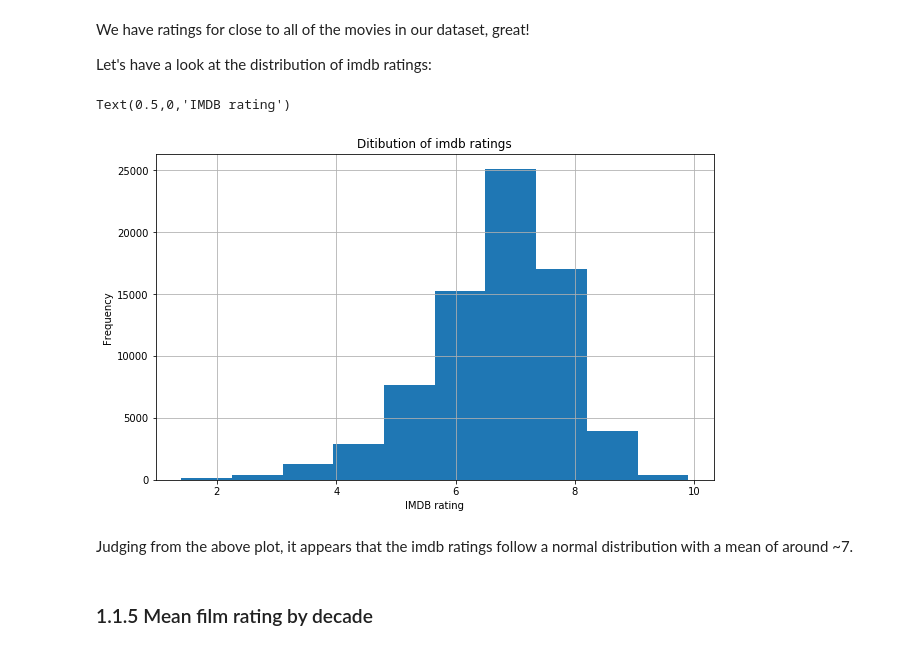
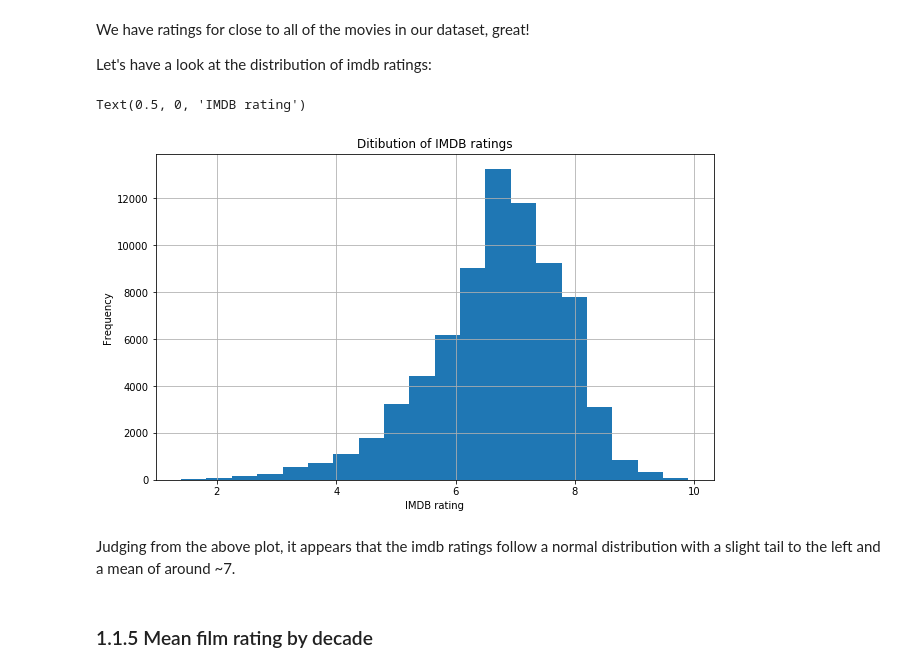
Before and after one commit to RobertInjac/ADA-Project-2018-OpenSubtitles, a Jupyter notebook: Project.ipynb, the cells around one changed output. Drawn from its saved outputs; the diff is of its cells as text; code cells hidden in the pictures.

```diff
--- a/Project.ipynb
+++ b/Project.ipynb
@@ -591,13 +591,13 @@ movies_with_ratings_pandas['averageRating'] = movies_with_ratings_pandas['averag
 # %%
 ax = movies_with_ratings_pandas['averageRating']\
     .plot\
-    .hist(title="Ditibution of imdb ratings", grid=True, figsize=(10,6))
+    .hist(title="Ditibution of IMDB ratings", grid=True, figsize=(10,6), bins=20)
 ax.set_xlabel("IMDB rating")
 # %% [output]
-Text(0.5,0,'IMDB rating')
+Text(0.5, 0, 'IMDB rating')
-[figure, old version]
+[figure, new version]
 # %% [markdown]
-Judging from the above plot, it appears that the imdb ratings follow a normal distribution with a mean of around ~7.
+Judging from the above plot, it appears that the imdb ratings follow a normal distribution with a slight tail to the left and a mean of around ~7.
 # %% [markdown]
 ### 1.1.5 Mean film rating by decade
 # %% [markdown]
```
Also changed, not shown: parts of 4 cells of this notebook, 1 other file.
